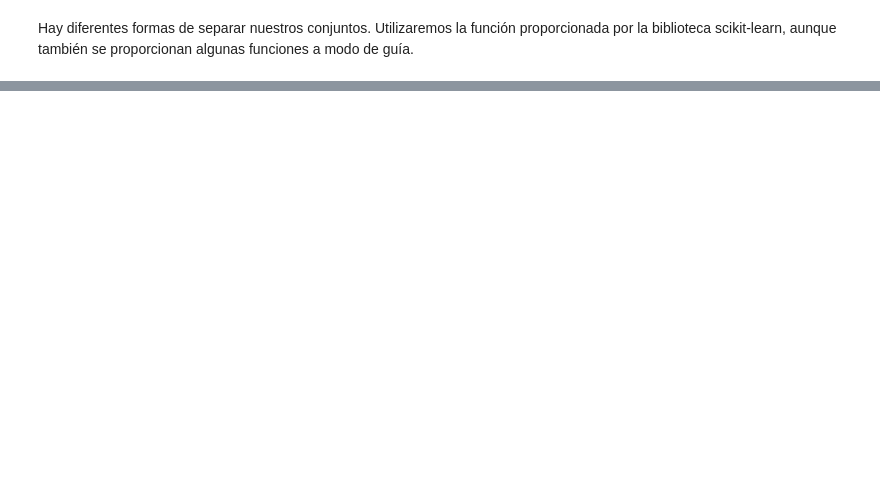
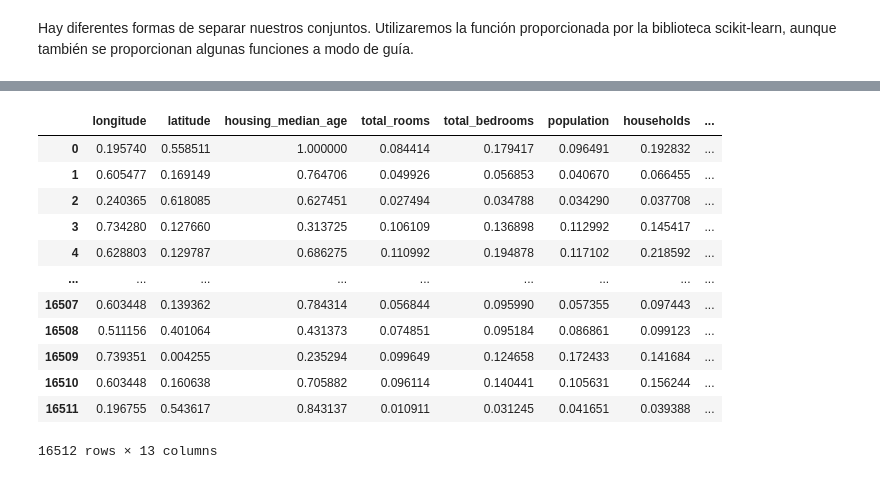
Before and after one commit to Marcos0526/Machine_Learning, a Jupyter notebook: Capitulo_2.ipynb, the cells around one changed output, grey strips where cells are left out. Saved outputs shown, nothing was run; the diff lists cells and outputs as text; code cells hidden in the pictures; blank space fills up the shorter version.

```diff
--- a/Capitulo_2.ipynb
+++ b/Capitulo_2.ipynb
@@ -147,0 +262,6 @@ Hay diferentes formas de separar nuestros conjuntos. Utilizaremos la función pr
+# %%
+housing = strat_train_set.drop("median_house_value", axis=1)
+housing_labels = strat_train_set["median_house_value"].copy()
+# %%
+median = housing["total_bedrooms"].median() # option 3
+housing["total_bedrooms"].fillna(median, inplace=True)
@@ -147,0 +360,3 @@ Hay diferentes formas de separar nuestros conjuntos. Utilizaremos la función pr
+# %%
+DF_ENCODED  = pd.get_dummies(housing,columns=['ocean_proximity'], prefix="ocean_proximity",dtype=int)
+DF_ENCODED
@@ -147,0 +407,20 @@ Hay diferentes formas de separar nuestros conjuntos. Utilizaremos la función pr
+# %%
+from sklearn.preprocessing import MinMaxScaler
+scaler = MinMaxScaler()
+df_scaled = pd.DataFrame(scaler.fit_transform(DF_ENCODED), columns=DF_ENCODED.columns)
+# %%
+df_scaled
+# %% [output]
+|  | longitude | latitude | housing_median_age | total_rooms | total_bedrooms | population | households | ... |
+| 0 | 0.195740 | 0.558511 | 1.000000 | 0.084414 | 0.179417 | 0.096491 | 0.192832 | ... |
+| 1 | 0.605477 | 0.169149 | 0.764706 | 0.049926 | 0.056853 | 0.040670 | 0.066455 | ... |
+| 2 | 0.240365 | 0.618085 | 0.627451 | 0.027494 | 0.034788 | 0.034290 | 0.037708 | ... |
+| 3 | 0.734280 | 0.127660 | 0.313725 | 0.106109 | 0.136898 | 0.112992 | 0.145417 | ... |
+| 4 | 0.628803 | 0.129787 | 0.686275 | 0.110992 | 0.194878 | 0.117102 | 0.218592 | ... |
+| ... | ... | ... | ... | ... | ... | ... | ... | ... |
+| 16507 | 0.603448 | 0.139362 | 0.784314 | 0.056844 | 0.095990 | 0.057355 | 0.097443 | ... |
+| 16508 | 0.511156 | 0.401064 | 0.431373 | 0.074851 | 0.095184 | 0.086861 | 0.099123 | ... |
+| 16509 | 0.739351 | 0.004255 | 0.235294 | 0.099649 | 0.124658 | 0.172433 | 0.141684 | ... |
+| 16510 | 0.603448 | 0.160638 | 0.705882 | 0.096114 | 0.140441 | 0.105631 | 0.156244 | ... |
+| 16511 | 0.196755 | 0.543617 | 0.843137 | 0.010911 | 0.031245 | 0.041651 | 0.039388 | ... |
+16512 rows × 13 columns
```
Also changed, not shown: parts of 38 cells of this notebook.
